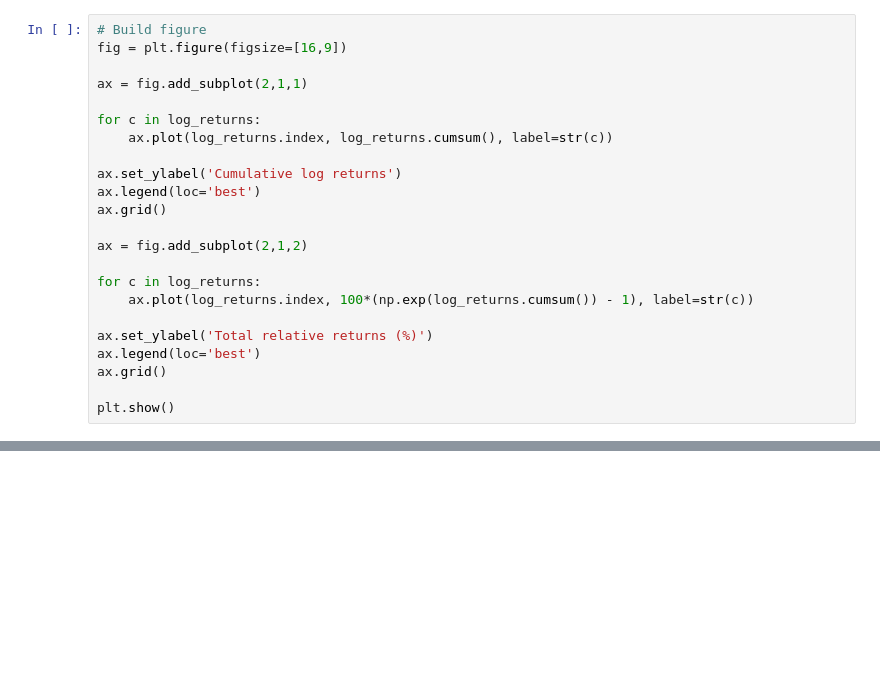
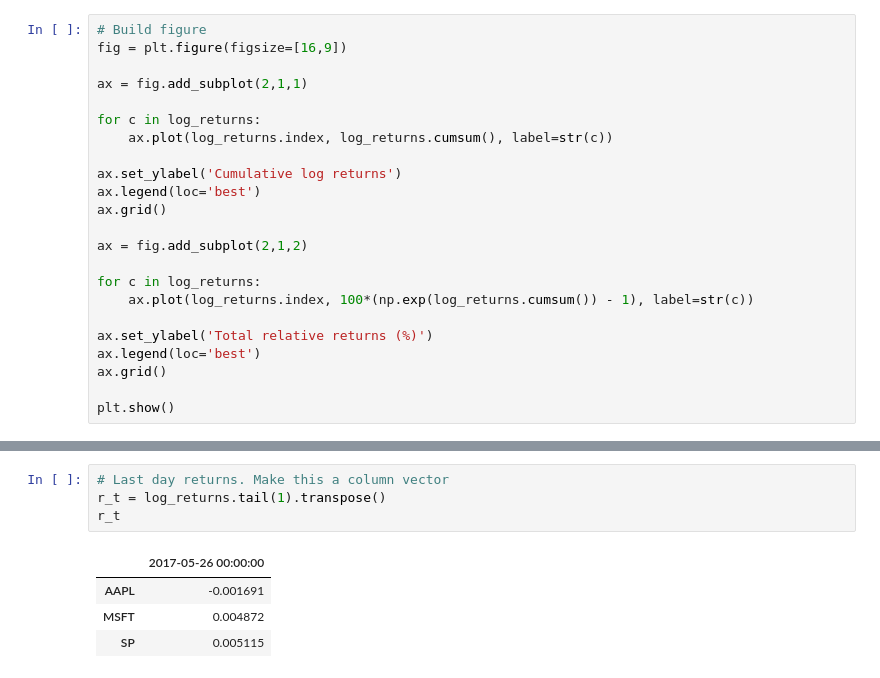
Before and after one commit to taylor-curley/rand, a Jupyter notebook: Python_For_Finance_Pt2.ipynb, the cells around one changed output, grey strips where cells are left out. Saved outputs shown, nothing was run; the diff lists cells and outputs as text; blank space fills up the shorter version.

```diff
--- a/Python_For_Finance_Pt2.ipynb
+++ b/Python_For_Finance_Pt2.ipynb
@@ -148,0 +199,9 @@ plt.show()
+# %%
+# Last day returns. Make this a column vector
+r_t = log_returns.tail(1).transpose()
+r_t
+# %% [output]
+|  | 2017-05-26 00:00:00 |
+| AAPL | -0.001691 |
+| MSFT | 0.004872 |
+| SP | 0.005115 |
```
Also changed, not shown: parts of 20 cells of this notebook, 1 other file.
